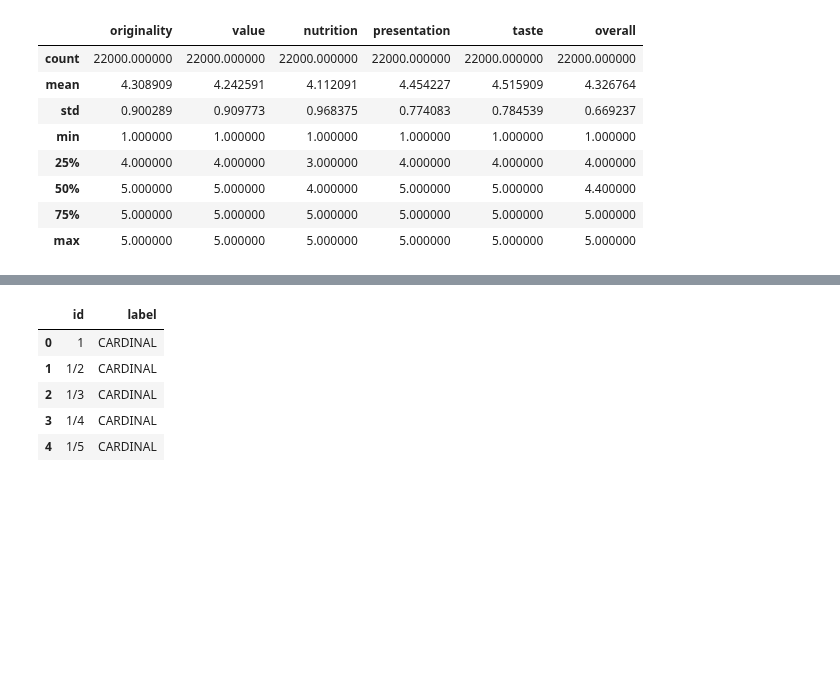
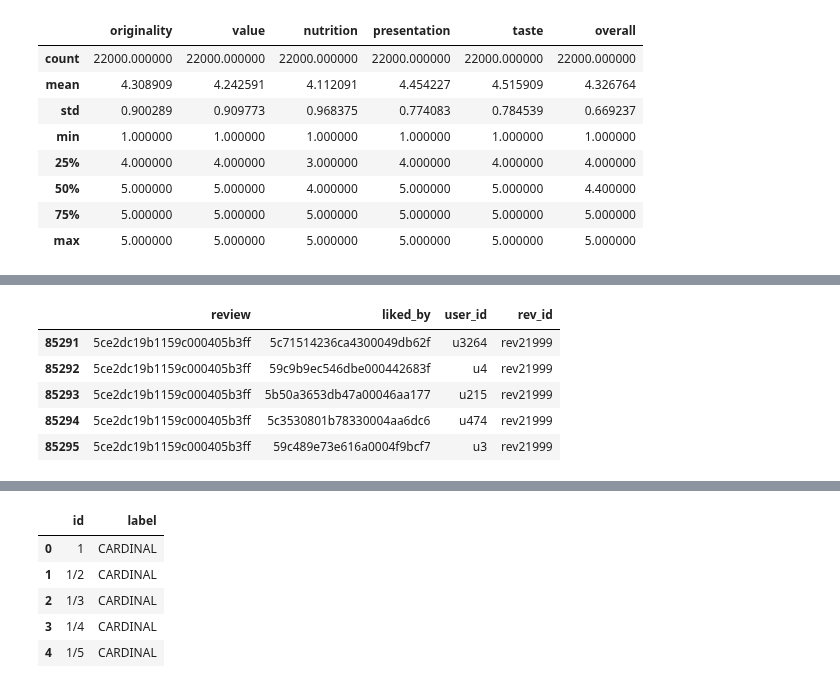
Before and after one commit to ravi-gopalan/DAND_Data_Wrangling, a Jupyter notebook: post_training_processing.ipynb, the cells around one changed output, grey strips where cells are left out. Cells and saved outputs as stored; diff of their text form; code cells hidden in the pictures; blank space fills up the shorter version.

```diff
--- a/post_training_processing.ipynb
+++ b/post_training_processing.ipynb
@@ -627,0 +731,9 @@ eval_new_df.describe()
+# %%
+df_likes.tail()
+# %% [output]
+|  | review | liked_by | user_id | rev_id |
+| 85291 | 5ce2dc19b1159c000405b3ff | 5c71514236ca4300049db62f | u3264 | rev21999 |
+| 85292 | 5ce2dc19b1159c000405b3ff | 59c9b9ec546dbe000442683f | u4 | rev21999 |
+| 85293 | 5ce2dc19b1159c000405b3ff | 5b50a3653db47a00046aa177 | u215 | rev21999 |
+| 85294 | 5ce2dc19b1159c000405b3ff | 5c3530801b78330004aa6dc6 | u474 | rev21999 |
+| 85295 | 5ce2dc19b1159c000405b3ff | 59c489e73e616a0004f9bcf7 | u3 | rev21999 |
```
Also changed, not shown: parts of 30 cells of this notebook.
